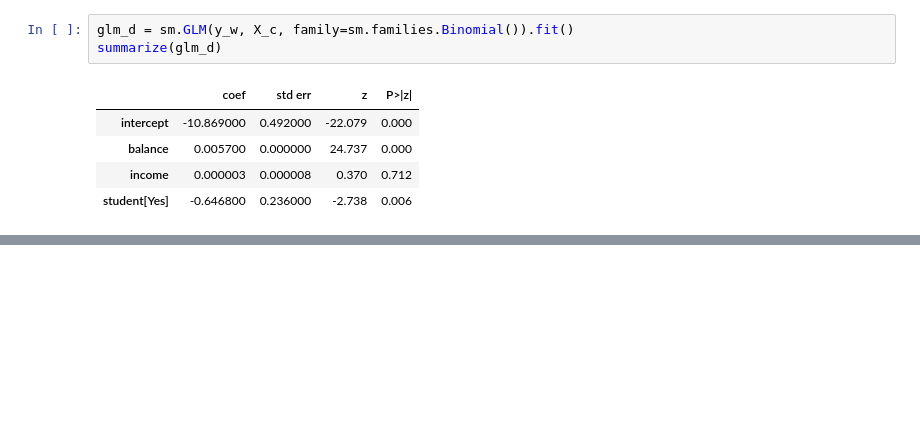
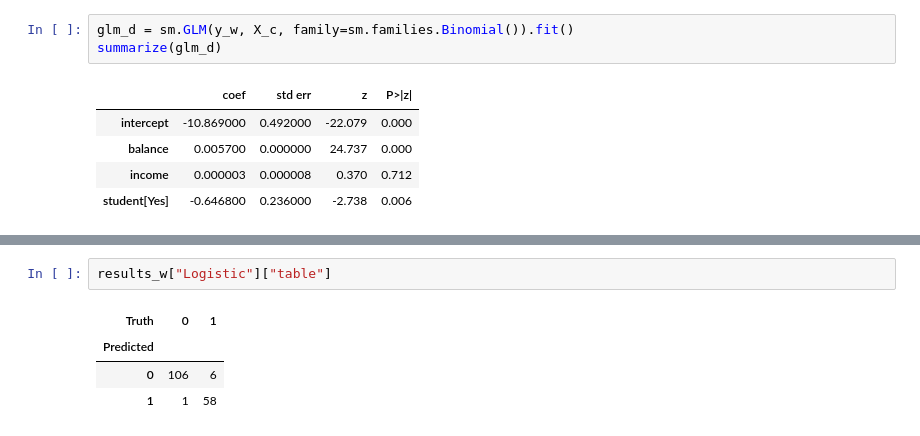
Before and after one commit to CozyCode890/IT171IU-labs, a Jupyter notebook: IT171IU_Lab03_Lê Thái Đức Tùng_ITDSIU24055.ipynb, the cells around one changed output, grey strips where cells are left out. Cells and saved outputs as stored; diff of their text form; blank space fills up the shorter version.

```diff
--- a/IT171IU_Lab03_Lê Thái Đức Tùng_ITDSIU24055.ipynb
+++ b/IT171IU_Lab03_Lê Thái Đức Tùng_ITDSIU24055.ipynb
@@ -465,0 +552,7 @@ summarize(glm_d)
+# %%
+results_w["Logistic"]["table"]
+# %% [output]
+| Truth | 0 | 1 |
+| Predicted |  |  |
+| 0 | 106 | 6 |
+| 1 | 1 | 58 |
```
Also changed, not shown: parts of 15 cells of this notebook.
